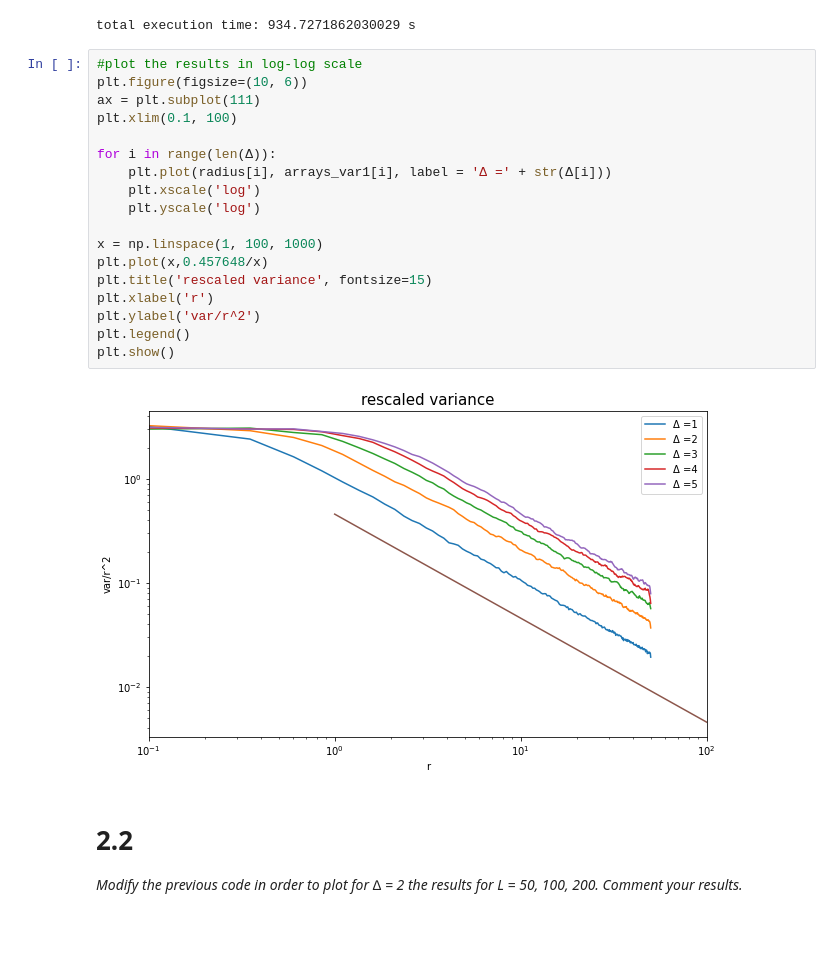
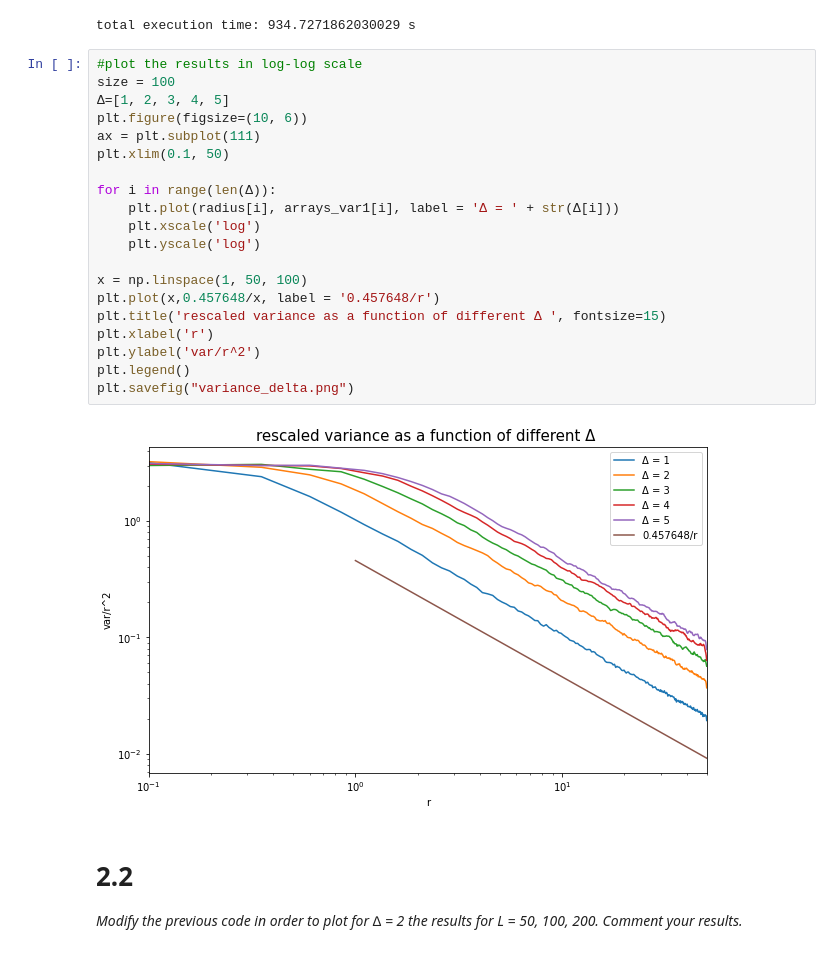
Before and after one commit to DLEthem/ELVIOT, a Jupyter notebook: final version/Numerical_HW1_Question2.ipynb, the cells around one changed output. Drawn from its saved outputs; the diff is of its cells as text.

```diff
--- a/final version/Numerical_HW1_Question2.ipynb
+++ b/final version/Numerical_HW1_Question2.ipynb
@@ -151,24 +151,26 @@ print("total execution time: " + str(total1) + " s")
 total execution time: 934.7271862030029 s
 # %%
 #plot the results in log-log scale
+size = 100
+Δ=[1, 2, 3, 4, 5]
 plt.figure(figsize=(10, 6))
 ax = plt.subplot(111)
-plt.xlim(0.1, 100)
+plt.xlim(0.1, 50)
 
 for i in range(len(Δ)):
-    plt.plot(radius[i], arrays_var1[i], label = 'Δ =' + str(Δ[i]))
+    plt.plot(radius[i], arrays_var1[i], label = 'Δ = ' + str(Δ[i]))
     plt.xscale('log')
     plt.yscale('log')
 
-x = np.linspace(1, 100, 1000)
-plt.plot(x,0.457648/x)
-plt.title('rescaled variance', fontsize=15)
+x = np.linspace(1, 50, 100)
+plt.plot(x,0.457648/x, label = '0.457648/r')
+plt.title('rescaled variance as a function of different Δ ', fontsize=15)
 plt.xlabel('r')
 plt.ylabel('var/r^2')
 plt.legend()
-plt.show()
+plt.savefig("variance_delta.png")
 # %% [output]
-[figure, old version]
+[figure, new version]
 # %% [markdown]
 # 2.2
 _Modify the previous code in order to plot for ∆ = 2 the results for L = 50, 100, 200. Comment your results._
```
Also changed, not shown: parts of 1 cell of this notebook, 2 other files.
